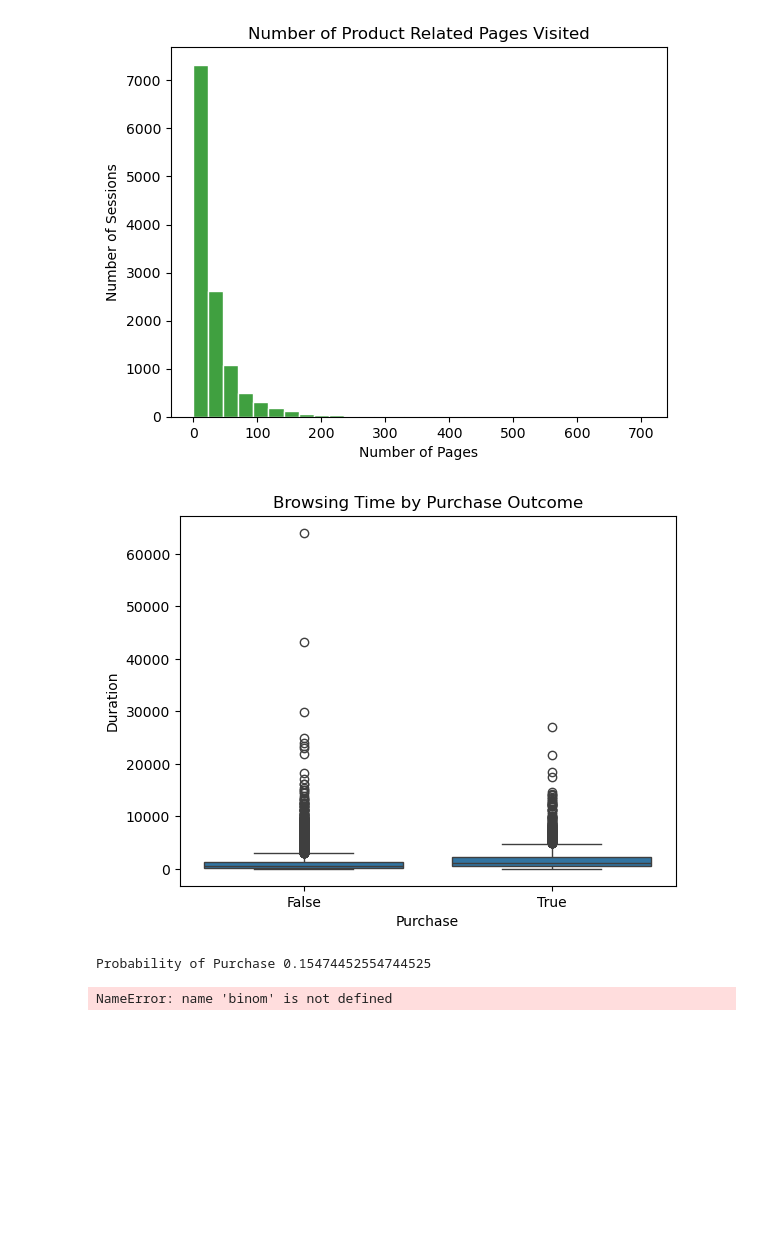
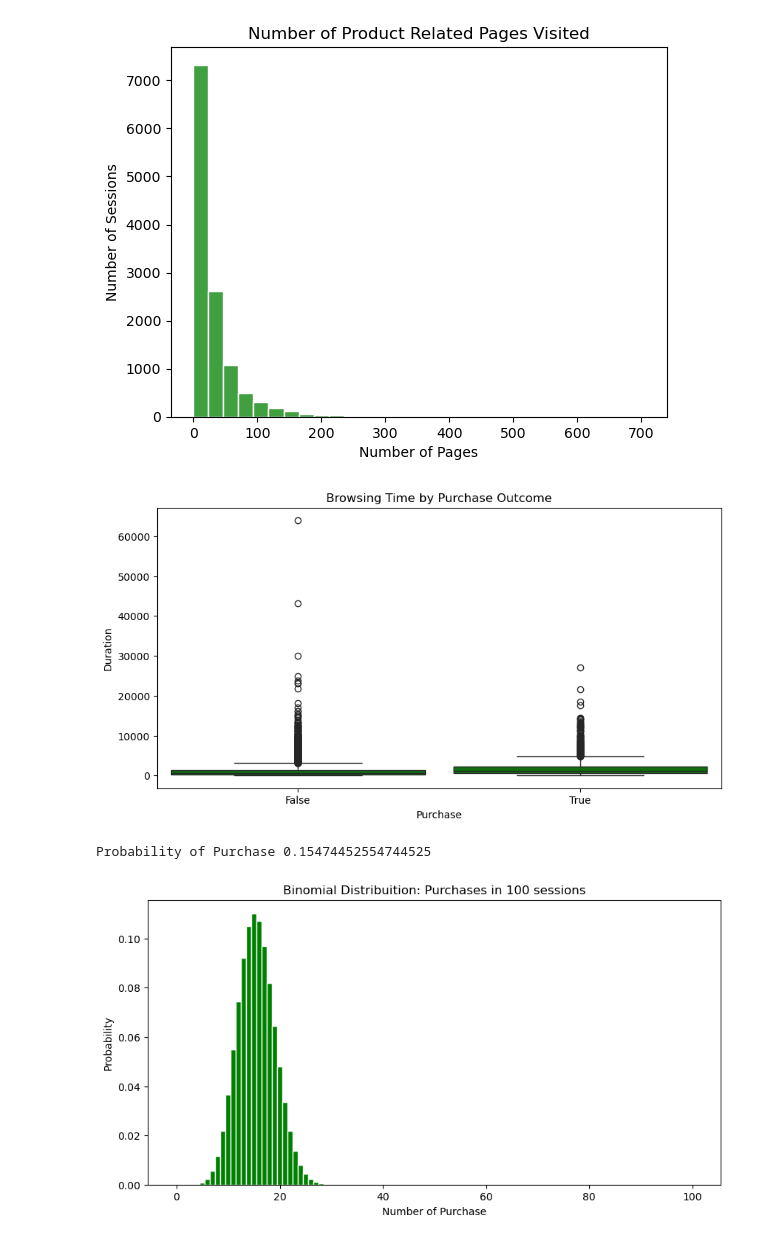
Before and after one commit to 2026558-lab/Statistical-Techniques, a Jupyter notebook: Project.ipynb, the cells around one changed output. Cells and saved outputs as stored; diff of their text form; code cells hidden in the pictures; blank space fills up the shorter version.

```diff
--- a/Project.ipynb
+++ b/Project.ipynb
@@ -127,13 +129,14 @@ plt.show()
 [figure]
 # %%
 # Plot the boxplot Browsing time and purchases
-sns.boxplot (data=df, x="Revenue", y="ProductRelated_Duration",)
+plt.figure(figsize=(10, 5))
+sns.boxplot (data=df, x="Revenue", y="ProductRelated_Duration",color='Green', width=0.9 ,linewidth=1)
 plt.title ("Browsing Time by Purchase Outcome")
 plt.xlabel("Purchase")
 plt.ylabel("Duration")
 plt.show()
 # %% [output]
-[figure, old version]
+[figure, new version]
 # %%
 # Probability of Purchase
 number_of_purchase = (df["Revenue"] == True).sum()
@@ -145,18 +148,17 @@ print('Probability of Purchase',p)
 # %% [output]
 Probability of Purchase 0.15474452554744525
 # %%
-# Plot the Probabilities Graph
-
-# Number of the sessions to analyse
-n = 100
+# Plot the Binomial Graph
+n = 100            # Number of the sessions to analyse
 x = range (n + 1)
 probabilities = binom.pmf (x, n, p)
 
-plt.bar(x,probabilities)
-plt.title("Binomial Distribuition:Purchase in 100 sessions")
+plt.figure(figsize=(10, 5))
+plt.bar(x, probabilities, width=1, color='Green', edgecolor='white')
+plt.title("Binomial Distribuition: Purchases in 100 sessions")
 plt.xlabel("Number of Purchase")
 plt.ylabel("Probability")
 
 plt.show()
 # %% [output]
-NameError: name 'binom' is not defined
+[figure, added]
```
Also changed, not shown: parts of 3 cells of this notebook.
